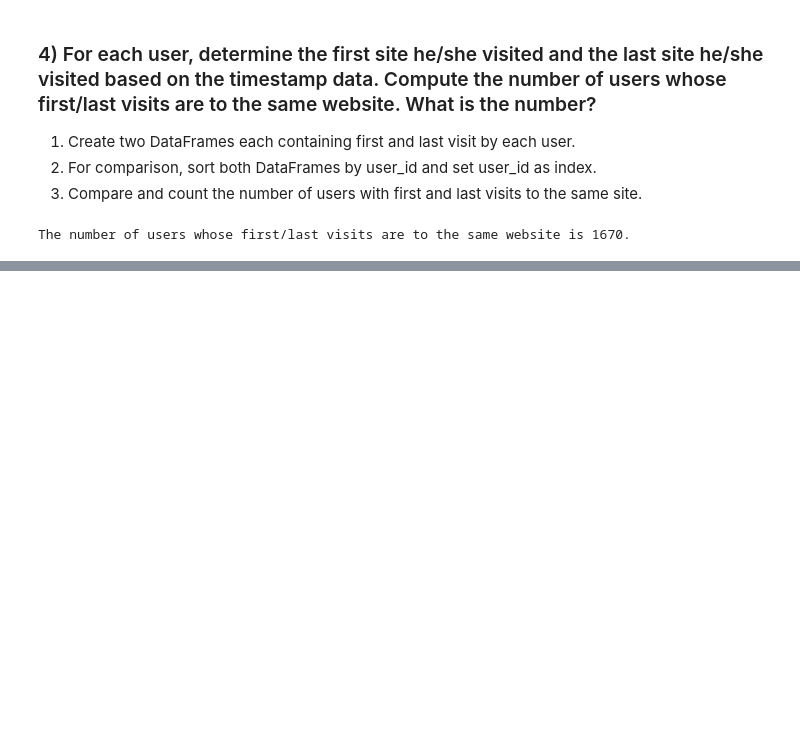
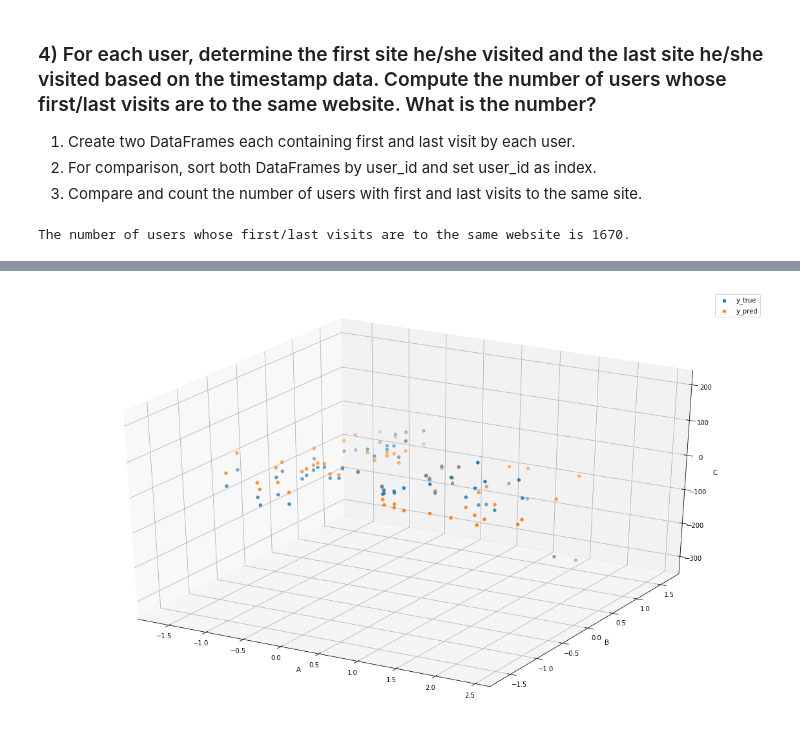
Before and after one commit to jiyoungsim/online-test, a Jupyter notebook: Moloco/moloco_online_test_young_sim.ipynb, the cells around one changed output, grey strips where cells are left out. Cells and saved outputs as stored; diff of their text form; code cells hidden in the pictures; blank space fills up the shorter version.

Commit message:
update project

```diff
--- a/Moloco/moloco_online_test_young_sim.ipynb
+++ b/Moloco/moloco_online_test_young_sim.ipynb
@@ -101,0 +270,12 @@ The number of users whose first/last visits are to the same website is 1670.
+# %%
+fig = plt.figure(figsize=(20,12))
+ax = fig.add_subplot(111, projection='3d')
+ax.scatter(X_test['A'], X_test['B'], y_test, label = 'y_true')
+ax.scatter(X_test['A'], X_test['B'], preds, label = 'y_pred')
+ax.legend()
+ax.set_xlabel('A')
+ax.set_ylabel('B')
+ax.set_zlabel('C')
+plt.show()
+# %% [output]
+[figure, added]
```
Also changed, not shown: parts of 26 cells of this notebook.
